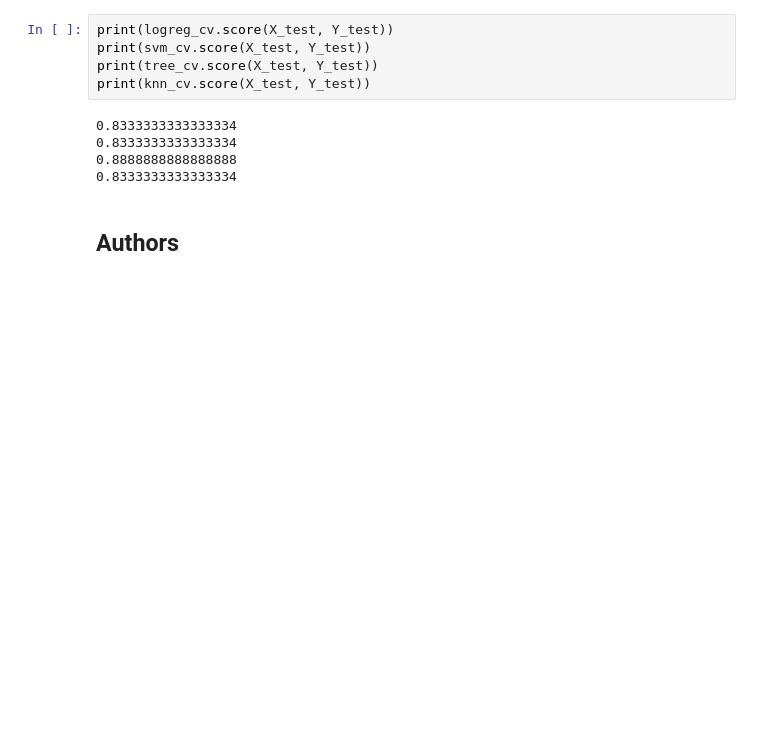
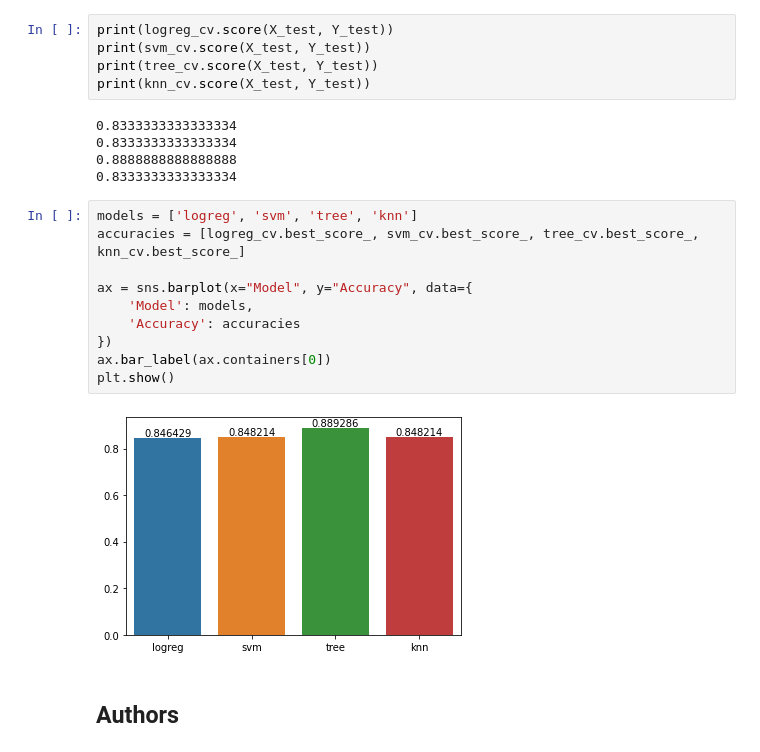
Before and after one commit to alfonsogarciacaro/data_science_capstone, a Jupyter notebook: SpaceX_Machine Learning Prediction_Part_5.ipynb, the cells around one changed output. Drawn from its saved outputs; the diff is of its cells as text; blank space fills up the shorter version.

Commit message:
Add bar chart

```diff
--- a/SpaceX_Machine Learning Prediction_Part_5.ipynb
+++ b/SpaceX_Machine Learning Prediction_Part_5.ipynb
@@ -326,6 +326,18 @@ print(knn_cv.score(X_test, Y_test))
 0.8333333333333334
 0.8888888888888888
 0.8333333333333334
+# %%
+models = ['logreg', 'svm', 'tree', 'knn']
+accuracies = [logreg_cv.best_score_, svm_cv.best_score_, tree_cv.best_score_, knn_cv.best_score_]
+
+ax = sns.barplot(x="Model", y="Accuracy", data={
+    'Model': models,
+    'Accuracy': accuracies
+})
+ax.bar_label(ax.containers[0])
+plt.show()
+# %% [output]
+[figure, added]
 # %% [markdown]
 ## Authors
 # %% [markdown]
```
